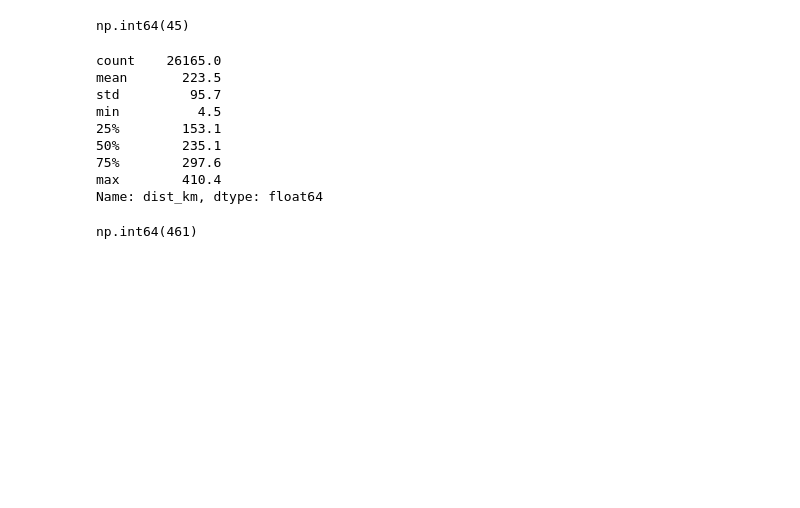
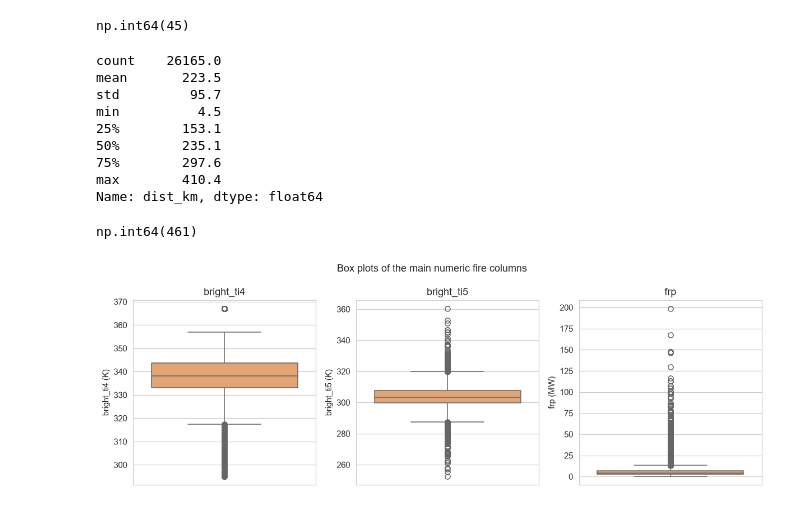
Before and after one commit to khushishahs02/EDA-Group-Project, a Jupyter notebook: notebooks/fire_analysis_cleaning.ipynb, the cells around one changed output. Drawn from its saved outputs; the diff is of its cells as text; code cells hidden in the pictures; blank space fills up the shorter version.

Commit message:
feat(notebooks): add box plots for numeric fire features (bright_ti4, bright_ti5, frp)

```diff
--- a/notebooks/fire_analysis_cleaning.ipynb
+++ b/notebooks/fire_analysis_cleaning.ipynb
@@ -196,3 +196,16 @@ Name: dist_km, dtype: float64
 fires["in_delhi"].sum()
 # %% [output]
 np.int64(461)
+# %%
+units = {"bright_ti4": "K", "bright_ti5": "K", "frp": "MW"}
+
+fig, axes = plt.subplots(1, 3, figsize=(11, 3.8))
+for ax, col in zip(axes, units):
+    sns.boxplot(y=fires[col], ax=ax, color="#f4a261")
+    ax.set_title(col)
+    ax.set_ylabel(f"{col} ({units[col]})")
+fig.suptitle("Box plots of the main numeric fire columns")
+fig.tight_layout()
+plt.show()
+# %% [output]
+[figure, added]
```
